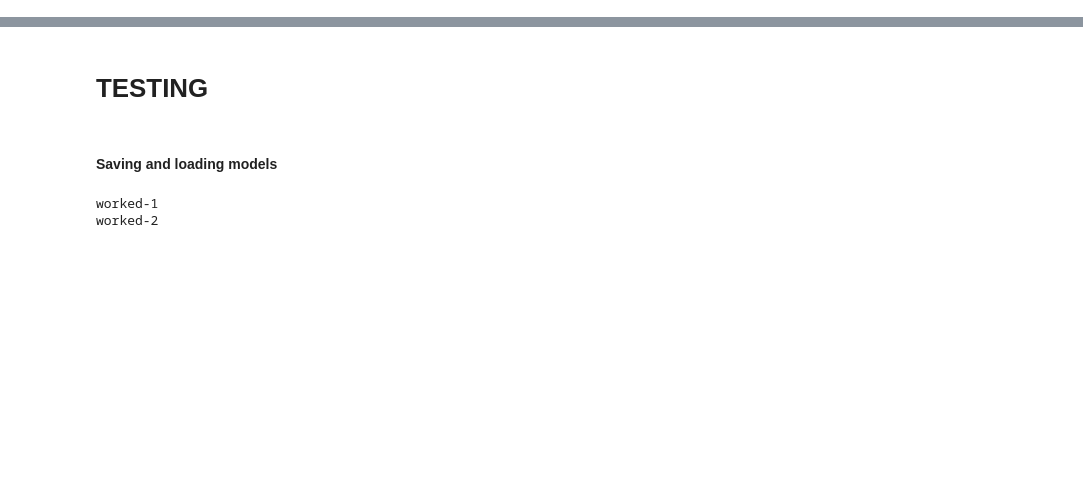
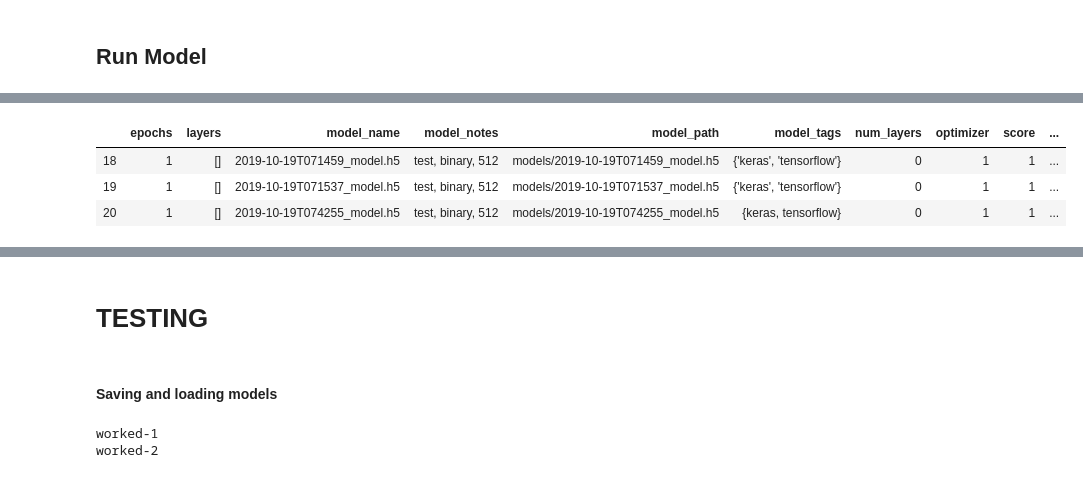
Before and after one commit to RumTumTum/capstone, a Jupyter notebook: basic_cnn_v3.ipynb, the cells around one changed output, grey strips where cells are left out. Saved outputs shown, nothing was run; the diff lists cells and outputs as text; code cells hidden in the pictures; blank space fills up the shorter version.

```diff
--- a/basic_cnn_v3.ipynb
+++ b/basic_cnn_v3.ipynb
@@ -269,0 +103,5 @@ model.predict()
+# %% [markdown]
+## Run Model
+# %%
+model_notes = "165k train images, balanced across any and none, binary, 512"
+model_tags = ['binary', 'img_size:512']
@@ -269,0 +111,56 @@ model.predict()
+# %%
+# Add weighted log loss - https://www.kaggle.com/akensert/inceptionv3-prev-resnet50-keras-baseline-model
+
+model_notes = model_notes
+model_tags = model_tags
+generator=traingen
+validation_data=validgen,
+
+
+model = Sequential()
+
+model.add(Conv2D(32, (3, 3), input_shape=(dim[0], dim[1],1)))
+model.add(Activation('relu'))
+model.add(MaxPooling2D(pool_size=(2, 2)))
+
+model.add(Conv2D(32,(3,3)))
+model.add(Activation('relu'))
+model.add(MaxPooling2D(pool_size=(5,5)))
+
+model.add(Flatten())
+
+# model.add(Dense(100))
+# model.add(Activation('relu'))
+
+model.add(Dense(50))
+model.add(Activation('relu'))
+
+# for 6 classes
+model.add(Dense(6, activation = 'sigmoid'))
+
+# for 1 class
+model.add(Dense(1, activation = 'sigmoid'))
+
+
+# model.compile(loss='categorical_crossentropy',
+# originally the above. Why use binary vs categorical
+
+model.compile(loss='binary_crossentropy',
+              optimizer='adam',
+              metrics=['accuracy'])
+# model.compile(loss=focal_loss,
+#                optimizer='adam',
+#                metrics=['accuracy'])
+
+
+# compile(optimizer='adam', loss='binary_crossentropy', metrics=['accuracy'])
+# model.fit(X,y_train,batch_size=32,epochs=6,validation_split=0.5)
+history=model.fit_generator(
+    generator=generator,
+    validation_data=validation_data,
+    use_multiprocessing=True,
+    workers=11,
+    epochs=30)
+
+file_saving.save_model(model, return_df=True, model_notes=model_notes).tail(3)
+# %% [output]
@@ -269,0 +187,4 @@ model.predict()
+|  | epochs | layers | model_name | model_notes | model_path | model_tags | num_layers | optimizer | score | ... |
+| 18 | 1 | [] | 2019-10-19T071459_model.h5 | test, binary, 512 | models/2019-10-19T071459_model.h5 | {'keras', 'tensorflow'} | 0 | 1 | 1 | ... |
+| 19 | 1 | [] | 2019-10-19T071537_model.h5 | test, binary, 512 | models/2019-10-19T071537_model.h5 | {'keras', 'tensorflow'} | 0 | 1 | 1 | ... |
+| 20 | 1 | [] | 2019-10-19T074255_model.h5 | test, binary, 512 | models/2019-10-19T074255_model.h5 | {keras, tensorflow} | 0 | 1 | 1 | ... |
```
Also changed, not shown: parts of 44 cells of this notebook, 6 other files.
